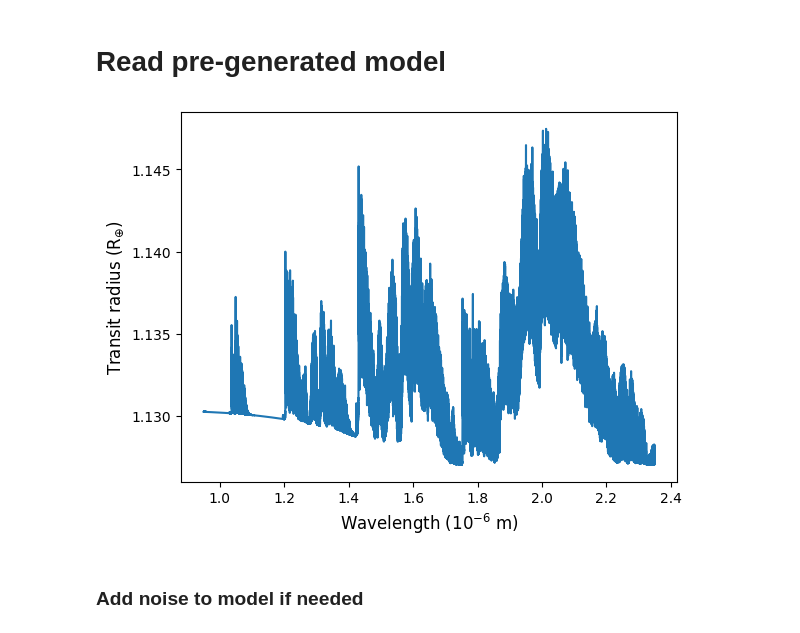
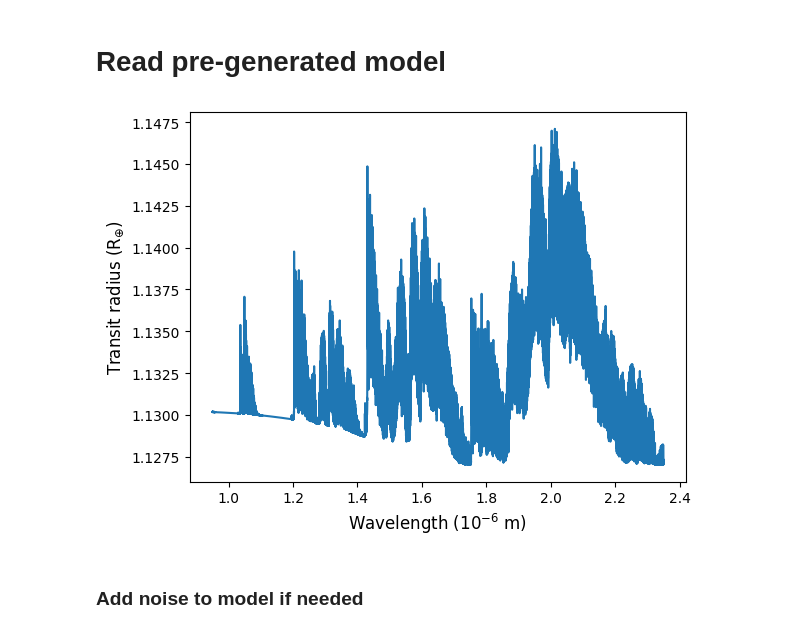
Before and after one commit to mathisbouffard/HRS_with_starships, a Jupyter notebook: HRS_analysis/SPIRou/Correlations.ipynb, the cells around one changed output. Cells and saved outputs as stored; diff of their text form; code cells hidden in the pictures.

```diff
--- a/HRS_analysis/SPIRou/Correlations.ipynb
+++ b/HRS_analysis/SPIRou/Correlations.ipynb
@@ -54,23 +59,23 @@ pl_obs=reload(pl_obs)
 # %%
 #-------------------------------------------------------------#
 # Where to find the models
 model_directory = "/home/mathisb/Github/HRS_models/"
 
 # Name of npz model file
-model_filename = "prt_model_TRAPPIST-1b_CO2_v02.npz"
+model_filename = "prt_model_TRAPPIST-1b_CO2_v03.npz"
 #-------------------------------------------------------------#
 
 model_file = np.load(model_directory + model_filename)
 wave_mod, model_spec = model_file['wave_mod'], model_file['model_spec']
 
 # Plot it
 plt.plot(wave_mod, model_spec)
 
 plt.xlabel('Wavelength ($10^{-6}$ m)', fontsize=12)
 plt.ylabel(r'Transit radius ($\rm R_{\oplus}$)', fontsize=12)
 plt.show()
 # %% [output]
-[figure, old version]
+[figure, new version]
 # %% [markdown]
 ### Add noise to model if needed
 # %%
```
Also changed, not shown: parts of 16 cells of this notebook, 15 other files.
